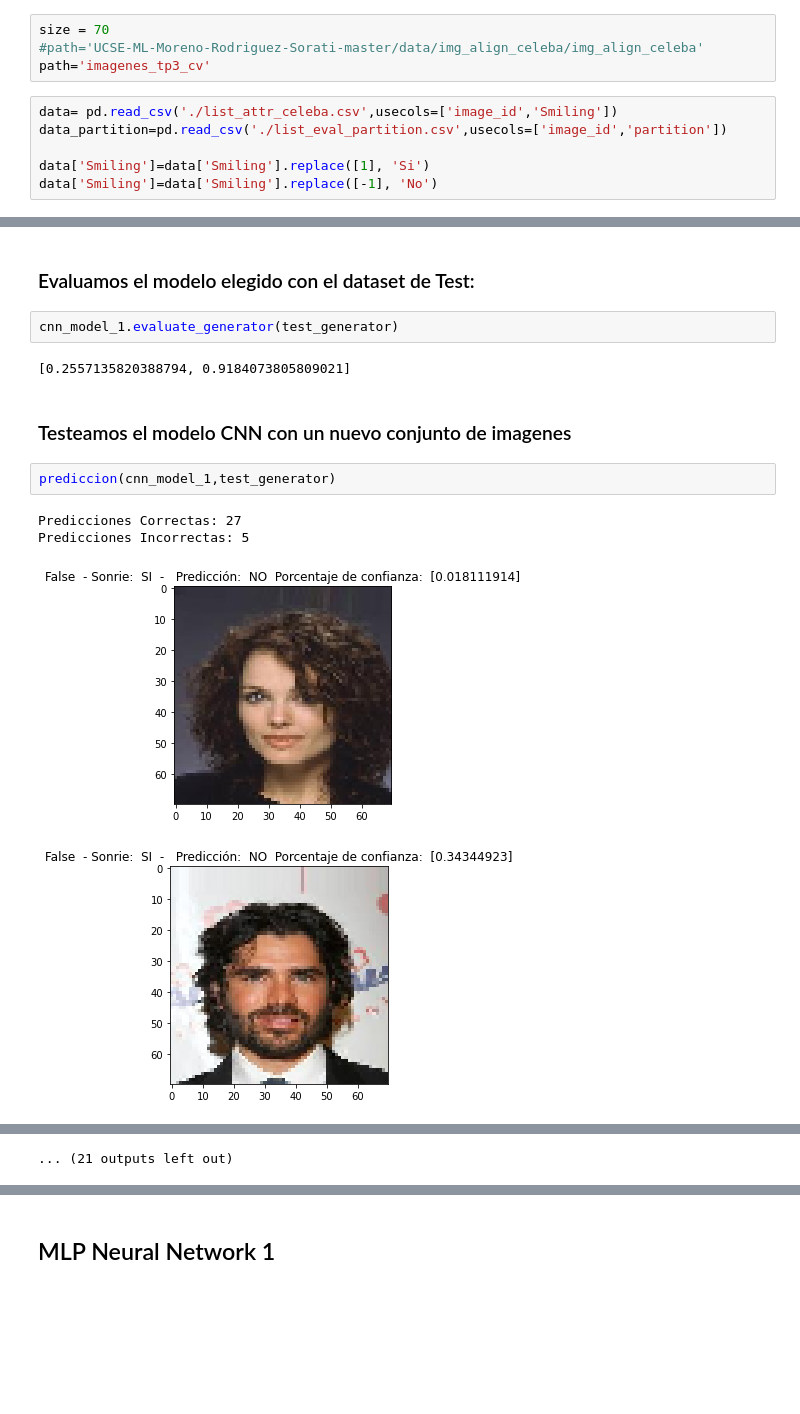
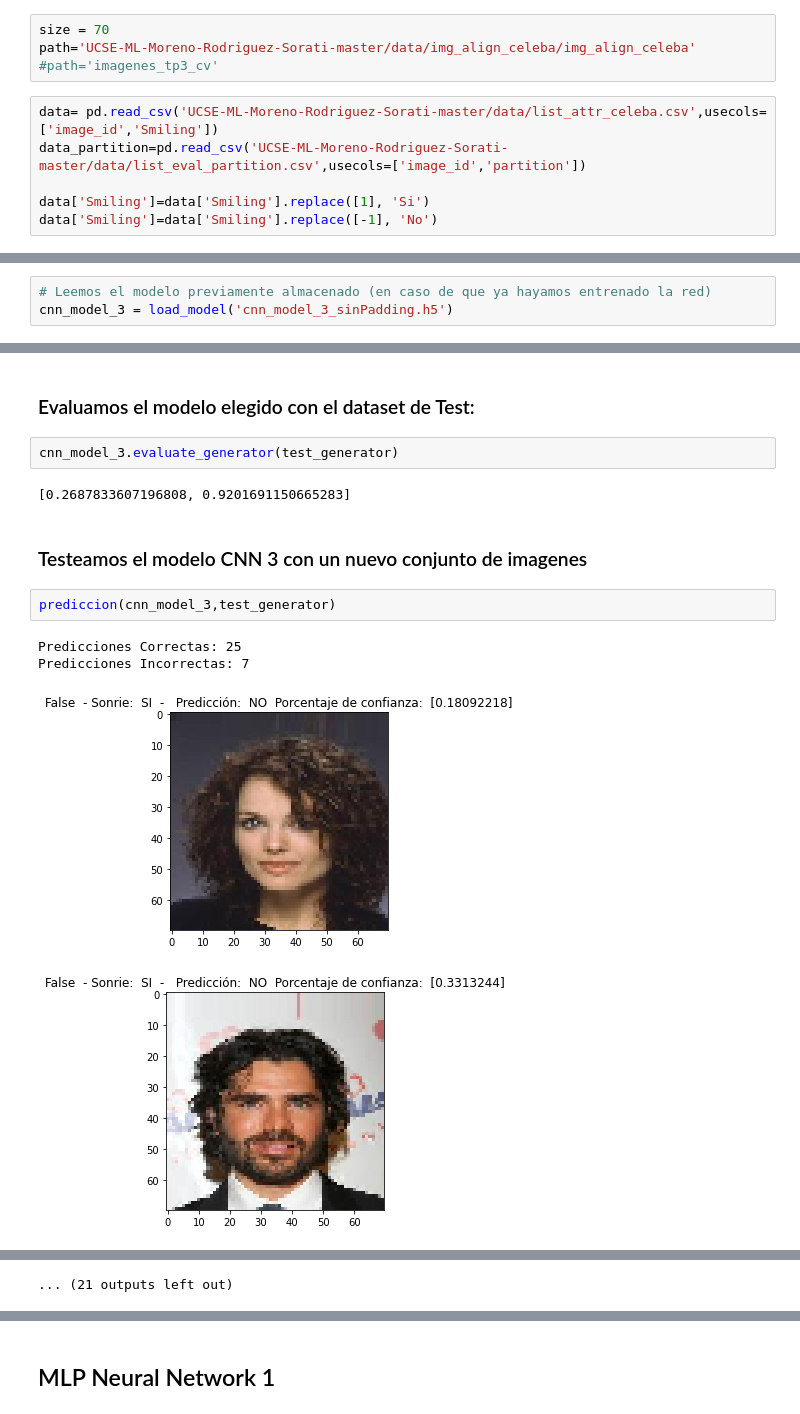
Before and after one commit to GastonSorati/UCSE-ML-Moreno-Rodriguez-Sorati, a Jupyter notebook: tp3_cv.ipynb, the cells around one changed output, grey strips where cells are left out. Drawn from its saved outputs; the diff is of its cells as text; blank space fills up the shorter version.

```diff
--- a/tp3_cv.ipynb
+++ b/tp3_cv.ipynb
@@ -25,11 +23,11 @@ Using TensorFlow backend.
 ### Configuraciones generales
 # %%
 size = 70
-#path='UCSE-ML-Moreno-Rodriguez-Sorati-master/data/img_align_celeba/img_align_celeba'
-path='imagenes_tp3_cv'
+path='UCSE-ML-Moreno-Rodriguez-Sorati-master/data/img_align_celeba/img_align_celeba'
+#path='imagenes_tp3_cv'
 # %%
-data= pd.read_csv('./list_attr_celeba.csv',usecols=['image_id','Smiling'])
-data_partition=pd.read_csv('./list_eval_partition.csv',usecols=['image_id','partition'])
+data= pd.read_csv('UCSE-ML-Moreno-Rodriguez-Sorati-master/data/list_attr_celeba.csv',usecols=['image_id','Smiling'])
+data_partition=pd.read_csv('UCSE-ML-Moreno-Rodriguez-Sorati-master/data/list_eval_partition.csv',usecols=['image_id','partition'])
 
 data['Smiling']=data['Smiling'].replace([1], 'Si')
 data['Smiling']=data['Smiling'].replace([-1], 'No')
@@ -312,0 +369,3 @@ Máximo valor de acurracy obtenido en test: 0.917543351650238
+# %%
+# Leemos el modelo previamente almacenado (en caso de que ya hayamos entrenado la red)
+cnn_model_3 = load_model('cnn_model_3_sinPadding.h5')
@@ -325,15 +455,15 @@ plt.show()
 # %% [markdown]
 ### Evaluamos el modelo elegido con el dataset de Test:
 # %%
-cnn_model_1.evaluate_generator(test_generator)
+cnn_model_3.evaluate_generator(test_generator)
 # %% [output]
-[0.2557135820388794, 0.9184073805809021]
+[0.2687833607196808, 0.9201691150665283]
 # %% [markdown]
-### Testeamos el modelo CNN con un nuevo conjunto de imagenes
+### Testeamos el modelo CNN 3 con un nuevo conjunto de imagenes
 # %%
-prediccion(cnn_model_1,test_generator)
+prediccion(cnn_model_3,test_generator)
 # %% [output]
-Predicciones Correctas: 27
-Predicciones Incorrectas: 5
+Predicciones Correctas: 25
+Predicciones Incorrectas: 7
-[figure, old version]
+[figure, new version]
-[figure, old version]
+[figure, new version]
```
Also changed, not shown: parts of 35 cells of this notebook.
